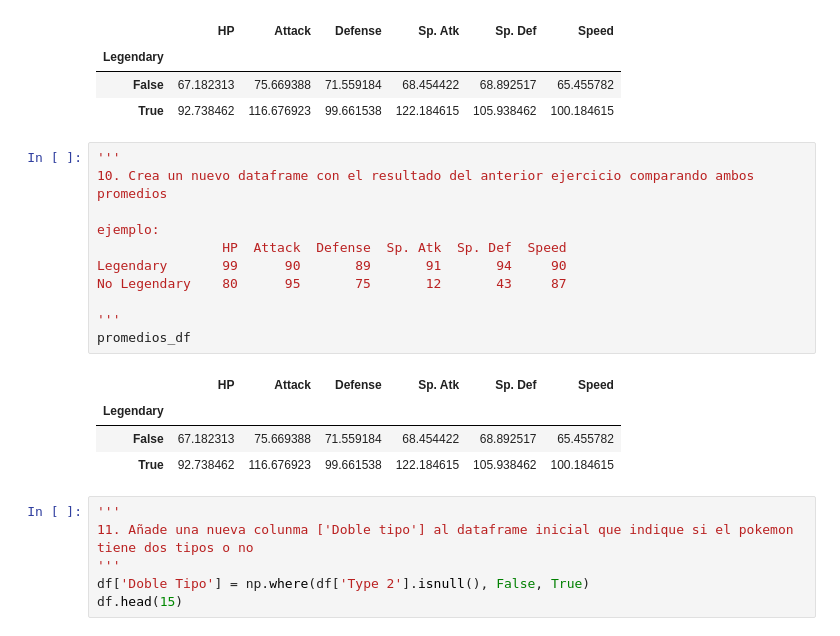
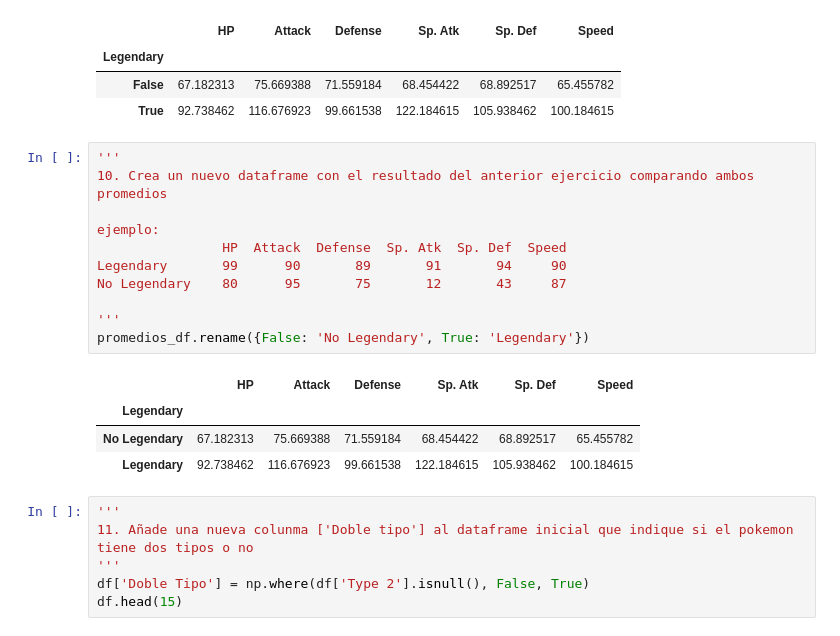
Before and after one commit to Yesenia-Andraca/Practica_final_pythonData, a Jupyter notebook: práctica_final_alumno.ipynb, the cells around one changed output. Cells and saved outputs as stored; diff of their text form.

```diff
--- a/práctica_final_alumno.ipynb
+++ b/práctica_final_alumno.ipynb
@@ -206,19 +201,19 @@ promedios_df
 # %%
 '''
 10. Crea un nuevo dataframe con el resultado del anterior ejercicio comparando ambos promedios
 
 ejemplo:
                 HP  Attack  Defense  Sp. Atk  Sp. Def  Speed
 Legendary       99      90       89       91       94     90
 No Legendary    80      95       75       12       43     87
 
 '''
-promedios_df
+promedios_df.rename({False: 'No Legendary', True: 'Legendary'})
 # %% [output]
 |  | HP | Attack | Defense | Sp. Atk | Sp. Def | Speed |
 | Legendary |  |  |  |  |  |  |
-| False | 67.182313 | 75.669388 | 71.559184 | 68.454422 | 68.892517 | 65.455782 |
-| True | 92.738462 | 116.676923 | 99.661538 | 122.184615 | 105.938462 | 100.184615 |
+| No Legendary | 67.182313 | 75.669388 | 71.559184 | 68.454422 | 68.892517 | 65.455782 |
+| Legendary | 92.738462 | 116.676923 | 99.661538 | 122.184615 | 105.938462 | 100.184615 |
 # %%
 '''
 11. Añade una nueva colunma ['Doble tipo'] al dataframe inicial que indique si el pokemon tiene dos tipos o no
```
Also changed, not shown: parts of 1 cell of this notebook.
